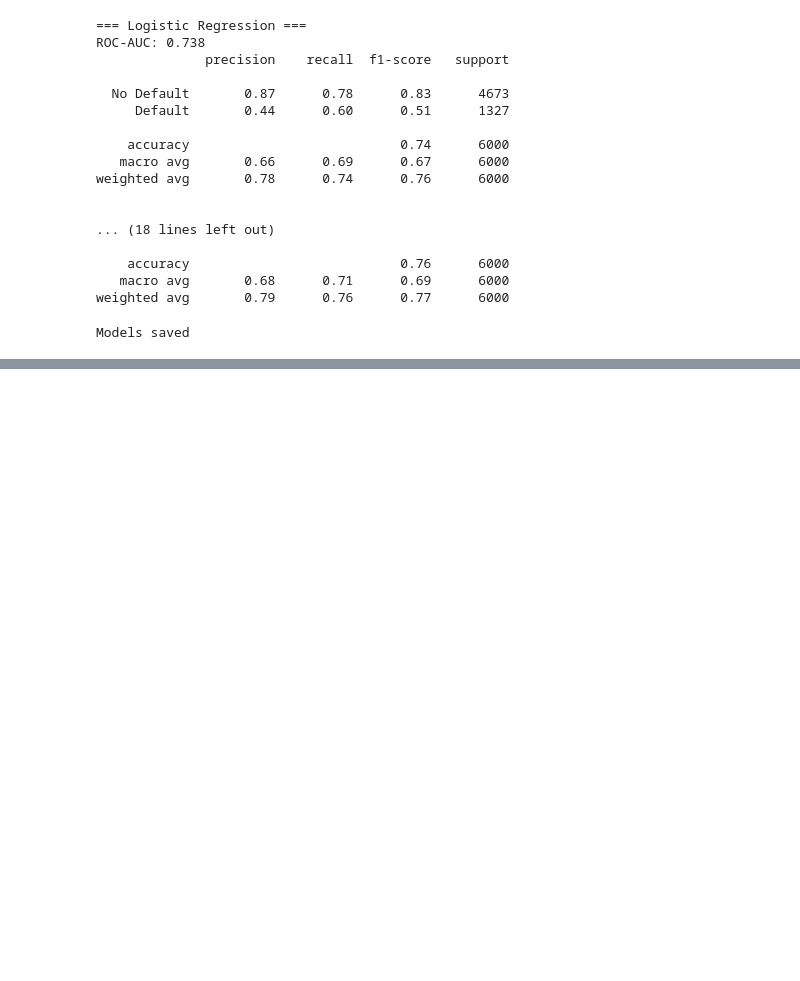
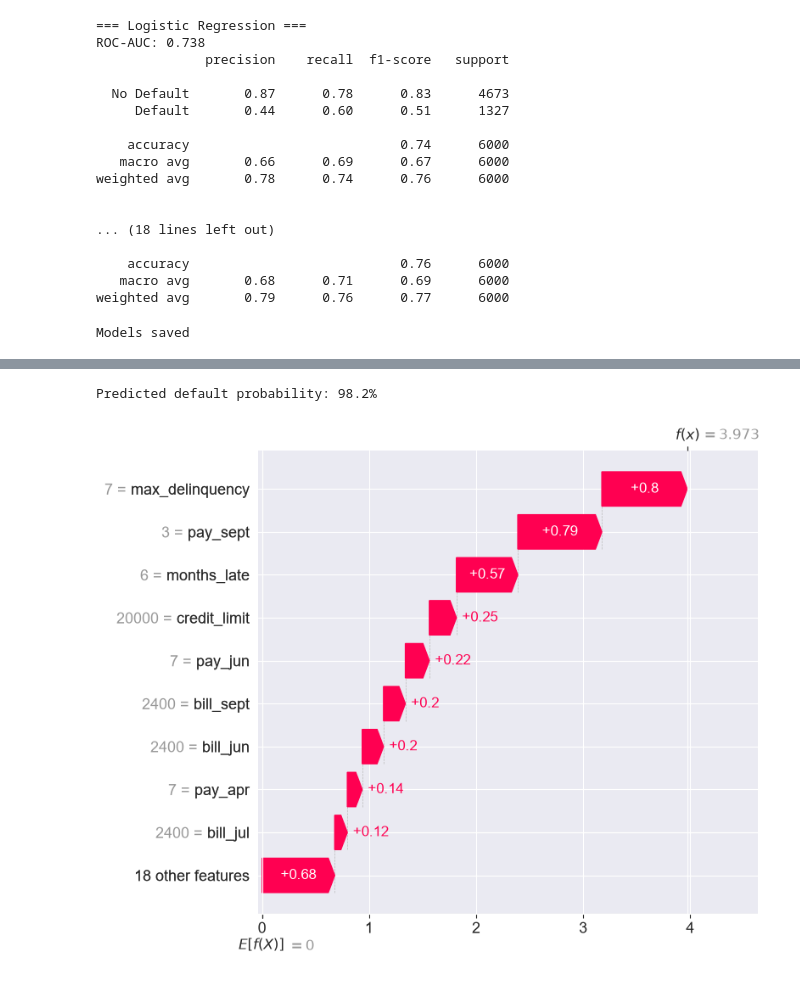
Before and after one commit to Abdullahnasirr/credit-default-risk-analytics, a Jupyter notebook: notebooks/02_ml_model.ipynb, the cells around one changed output, grey strips where cells are left out. Drawn from its saved outputs; the diff is of its cells as text; code cells hidden in the pictures; blank space fills up the shorter version.

```diff
--- a/notebooks/02_ml_model.ipynb
+++ b/notebooks/02_ml_model.ipynb
@@ -142,0 +160,17 @@ Models saved
+# %%
+# Pick one high-risk person
+probs = xgb.predict_proba(X_test)[:, 1]
+risky_idx = probs.argmax()
+
+person = X_test.iloc[[risky_idx]]
+print(f"Predicted default probability: {probs[risky_idx]:.1%}")
+
+# Waterfall for that one person
+shap_one = explainer(person)
+shap.plots.waterfall(shap_one[0], show=False)
+plt.tight_layout()
+plt.savefig('../dashboard/shap_individual.png', dpi=150, bbox_inches='tight')
+plt.show()
+# %% [output]
+Predicted default probability: 98.2%
+[figure, added]
```
Also changed, not shown: parts of 4 cells of this notebook, 2 other files.
